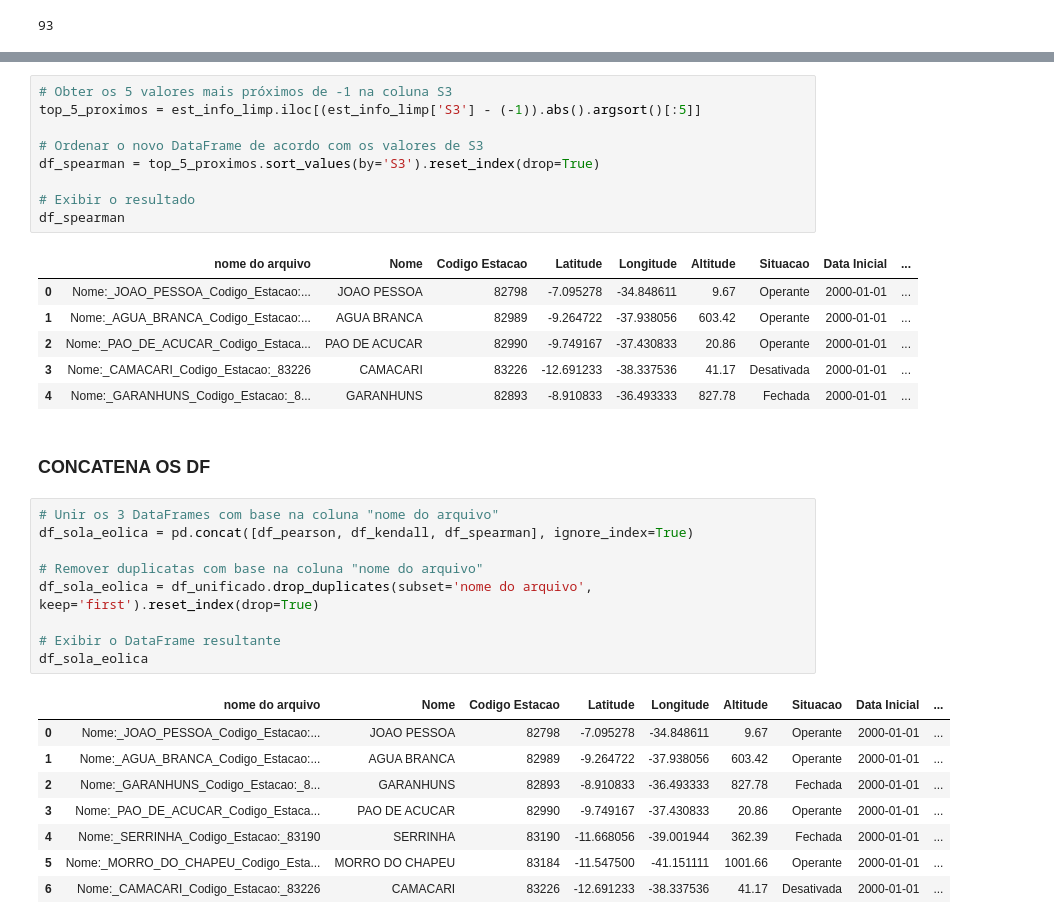
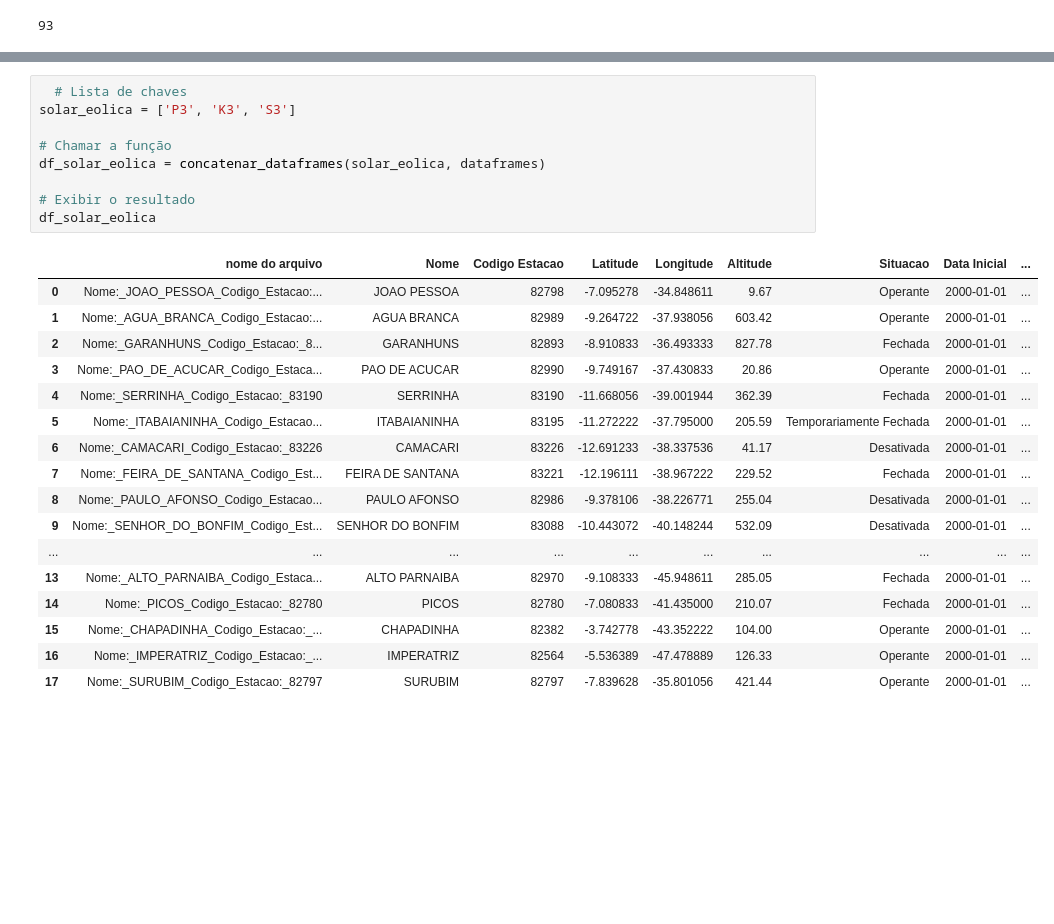
Before and after one commit to maryofcarmo/TCC, a Jupyter notebook: 4°_MELHORES_REGIOES.ipynb, the cells around one changed output, grey strips where cells are left out. Cells and saved outputs as stored; diff of their text form; blank space fills up the shorter version.

```diff
--- a/4°_MELHORES_REGIOES.ipynb
+++ b/4°_MELHORES_REGIOES.ipynb
@@ -123,37 +161,28 @@ Esse valor está associado ao arquivo: Nome:_JOAO_PESSOA_Codigo_Estacao:_82798
-# %%
-# Obter os 5 valores mais próximos de -1 na coluna S3
-top_5_proximos = est_info_limp.iloc[(est_info_limp['S3'] - (-1)).abs().argsort()[:5]]
-
-# Ordenar o novo DataFrame de acordo com os valores de S3
-df_spearman = top_5_proximos.sort_values(by='S3').reset_index(drop=True)
-
-# Exibir o resultado
-df_spearman
-# %% [output]
-|  | nome do arquivo | Nome | Codigo Estacao | Latitude | Longitude | Altitude | Situacao | Data Inicial | ... |
-| 0 | Nome:_JOAO_PESSOA_Codigo_Estacao:... | JOAO PESSOA | 82798 | -7.095278 | -34.848611 | 9.67 | Operante | 2000-01-01 | ... |
-| 1 | Nome:_AGUA_BRANCA_Codigo_Estacao:... | AGUA BRANCA | 82989 | -9.264722 | -37.938056 | 603.42 | Operante | 2000-01-01 | ... |
-| 2 | Nome:_PAO_DE_ACUCAR_Codigo_Estaca... | PAO DE ACUCAR | 82990 | -9.749167 | -37.430833 | 20.86 | Operante | 2000-01-01 | ... |
-| 3 | Nome:_CAMACARI_Codigo_Estacao:_83226 | CAMACARI | 83226 | -12.691233 | -38.337536 | 41.17 | Desativada | 2000-01-01 | ... |
-| 4 | Nome:_GARANHUNS_Codigo_Estacao:_8... | GARANHUNS | 82893 | -8.910833 | -36.493333 | 827.78 | Fechada | 2000-01-01 | ... |
-# %% [markdown]
-### CONCATENA OS DF
-# %%
-# Unir os 3 DataFrames com base na coluna "nome do arquivo"
-df_sola_eolica = pd.concat([df_pearson, df_kendall, df_spearman], ignore_index=True)
-
-# Remover duplicatas com base na coluna "nome do arquivo"
-df_sola_eolica = df_unificado.drop_duplicates(subset='nome do arquivo', keep='first').reset_index(drop=True)
-
-# Exibir o DataFrame resultante
-df_sola_eolica
-# %% [output]
-|  | nome do arquivo | Nome | Codigo Estacao | Latitude | Longitude | Altitude | Situacao | Data Inicial | ... |
-| 0 | Nome:_JOAO_PESSOA_Codigo_Estacao:... | JOAO PESSOA | 82798 | -7.095278 | -34.848611 | 9.67 | Operante | 2000-01-01 | ... |
-| 1 | Nome:_AGUA_BRANCA_Codigo_Estacao:... | AGUA BRANCA | 82989 | -9.264722 | -37.938056 | 603.42 | Operante | 2000-01-01 | ... |
-| 2 | Nome:_GARANHUNS_Codigo_Estacao:_8... | GARANHUNS | 82893 | -8.910833 | -36.493333 | 827.78 | Fechada | 2000-01-01 | ... |
-| 3 | Nome:_PAO_DE_ACUCAR_Codigo_Estaca... | PAO DE ACUCAR | 82990 | -9.749167 | -37.430833 | 20.86 | Operante | 2000-01-01 | ... |
-| 4 | Nome:_SERRINHA_Codigo_Estacao:_83190 | SERRINHA | 83190 | -11.668056 | -39.001944 | 362.39 | Fechada | 2000-01-01 | ... |
-| 5 | Nome:_MORRO_DO_CHAPEU_Codigo_Esta... | MORRO DO CHAPEU | 83184 | -11.547500 | -41.151111 | 1001.66 | Operante | 2000-01-01 | ... |
-| 6 | Nome:_CAMACARI_Codigo_Estacao:_83226 | CAMACARI | 83226 | -12.691233 | -38.337536 | 41.17 | Desativada | 2000-01-01 | ... |
+# %%
+  # Lista de chaves
+solar_eolica = ['P3', 'K3', 'S3']
+
+# Chamar a função
+df_solar_eolica = concatenar_dataframes(solar_eolica, dataframes)
+
+# Exibir o resultado
+df_solar_eolica
+# %% [output]
+|  | nome do arquivo | Nome | Codigo Estacao | Latitude | Longitude | Altitude | Situacao | Data Inicial | ... |
+| 0 | Nome:_JOAO_PESSOA_Codigo_Estacao:... | JOAO PESSOA | 82798 | -7.095278 | -34.848611 | 9.67 | Operante | 2000-01-01 | ... |
+| 1 | Nome:_AGUA_BRANCA_Codigo_Estacao:... | AGUA BRANCA | 82989 | -9.264722 | -37.938056 | 603.42 | Operante | 2000-01-01 | ... |
+| 2 | Nome:_GARANHUNS_Codigo_Estacao:_8... | GARANHUNS | 82893 | -8.910833 | -36.493333 | 827.78 | Fechada | 2000-01-01 | ... |
+| 3 | Nome:_PAO_DE_ACUCAR_Codigo_Estaca... | PAO DE ACUCAR | 82990 | -9.749167 | -37.430833 | 20.86 | Operante | 2000-01-01 | ... |
+| 4 | Nome:_SERRINHA_Codigo_Estacao:_83190 | SERRINHA | 83190 | -11.668056 | -39.001944 | 362.39 | Fechada | 2000-01-01 | ... |
+| 5 | Nome:_ITABAIANINHA_Codigo_Estacao... | ITABAIANINHA | 83195 | -11.272222 | -37.795000 | 205.59 | Temporariamente Fechada | 2000-01-01 | ... |
+| 6 | Nome:_CAMACARI_Codigo_Estacao:_83226 | CAMACARI | 83226 | -12.691233 | -38.337536 | 41.17 | Desativada | 2000-01-01 | ... |
+| 7 | Nome:_FEIRA_DE_SANTANA_Codigo_Est... | FEIRA DE SANTANA | 83221 | -12.196111 | -38.967222 | 229.52 | Fechada | 2000-01-01 | ... |
+| 8 | Nome:_PAULO_AFONSO_Codigo_Estacao... | PAULO AFONSO | 82986 | -9.378106 | -38.226771 | 255.04 | Desativada | 2000-01-01 | ... |
+| 9 | Nome:_SENHOR_DO_BONFIM_Codigo_Est... | SENHOR DO BONFIM | 83088 | -10.443072 | -40.148244 | 532.09 | Desativada | 2000-01-01 | ... |
+| ... | ... | ... | ... | ... | ... | ... | ... | ... | ... |
+| 13 | Nome:_ALTO_PARNAIBA_Codigo_Estaca... | ALTO PARNAIBA | 82970 | -9.108333 | -45.948611 | 285.05 | Fechada | 2000-01-01 | ... |
+| 14 | Nome:_PICOS_Codigo_Estacao:_82780 | PICOS | 82780 | -7.080833 | -41.435000 | 210.07 | Fechada | 2000-01-01 | ... |
+| 15 | Nome:_CHAPADINHA_Codigo_Estacao:_... | CHAPADINHA | 82382 | -3.742778 | -43.352222 | 104.00 | Operante | 2000-01-01 | ... |
+| 16 | Nome:_IMPERATRIZ_Codigo_Estacao:_... | IMPERATRIZ | 82564 | -5.536389 | -47.478889 | 126.33 | Operante | 2000-01-01 | ... |
+| 17 | Nome:_SURUBIM_Codigo_Estacao:_82797 | SURUBIM | 82797 | -7.839628 | -35.801056 | 421.44 | Operante | 2000-01-01 | ... |
 # %% [markdown]
```
Also changed, not shown: parts of 27 cells of this notebook.
